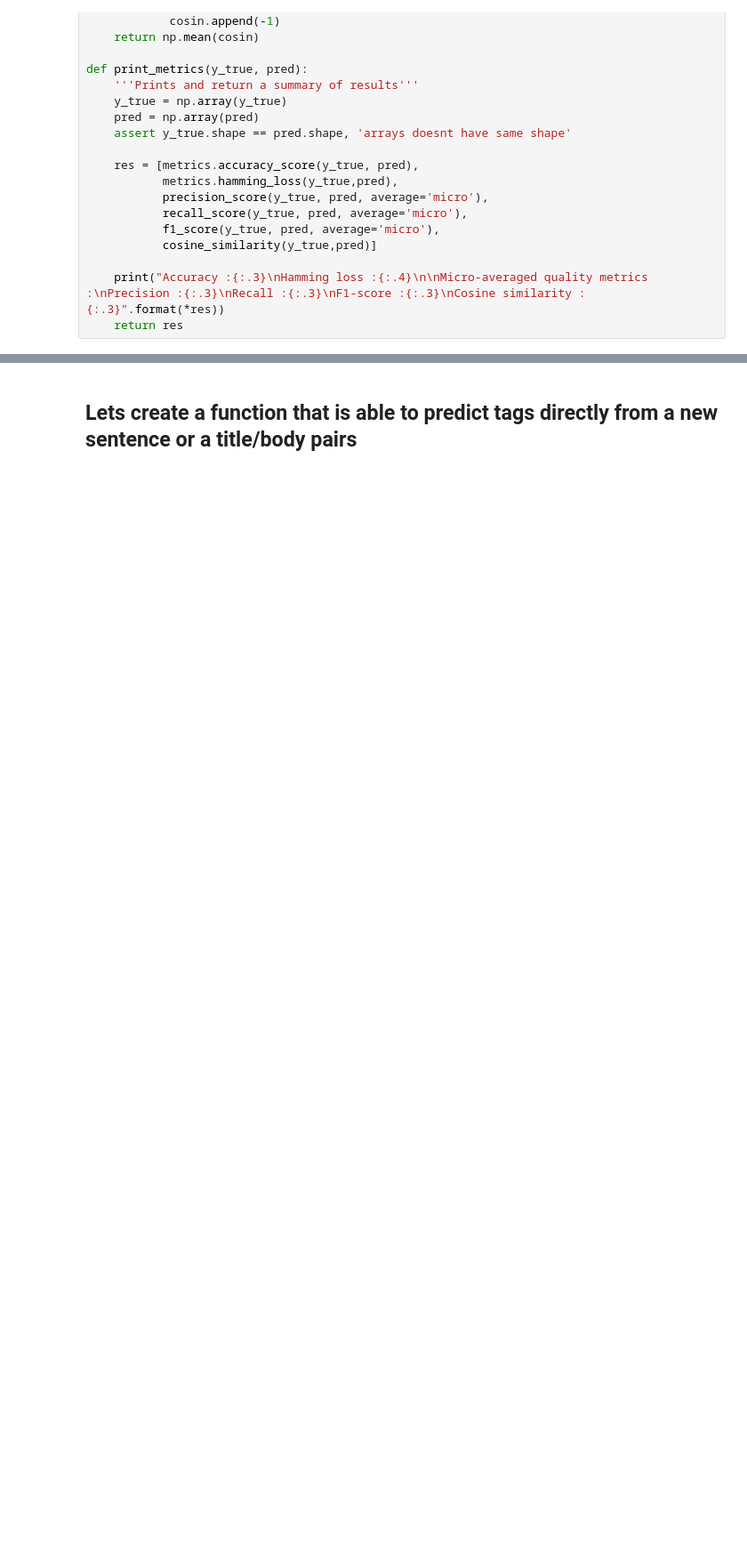
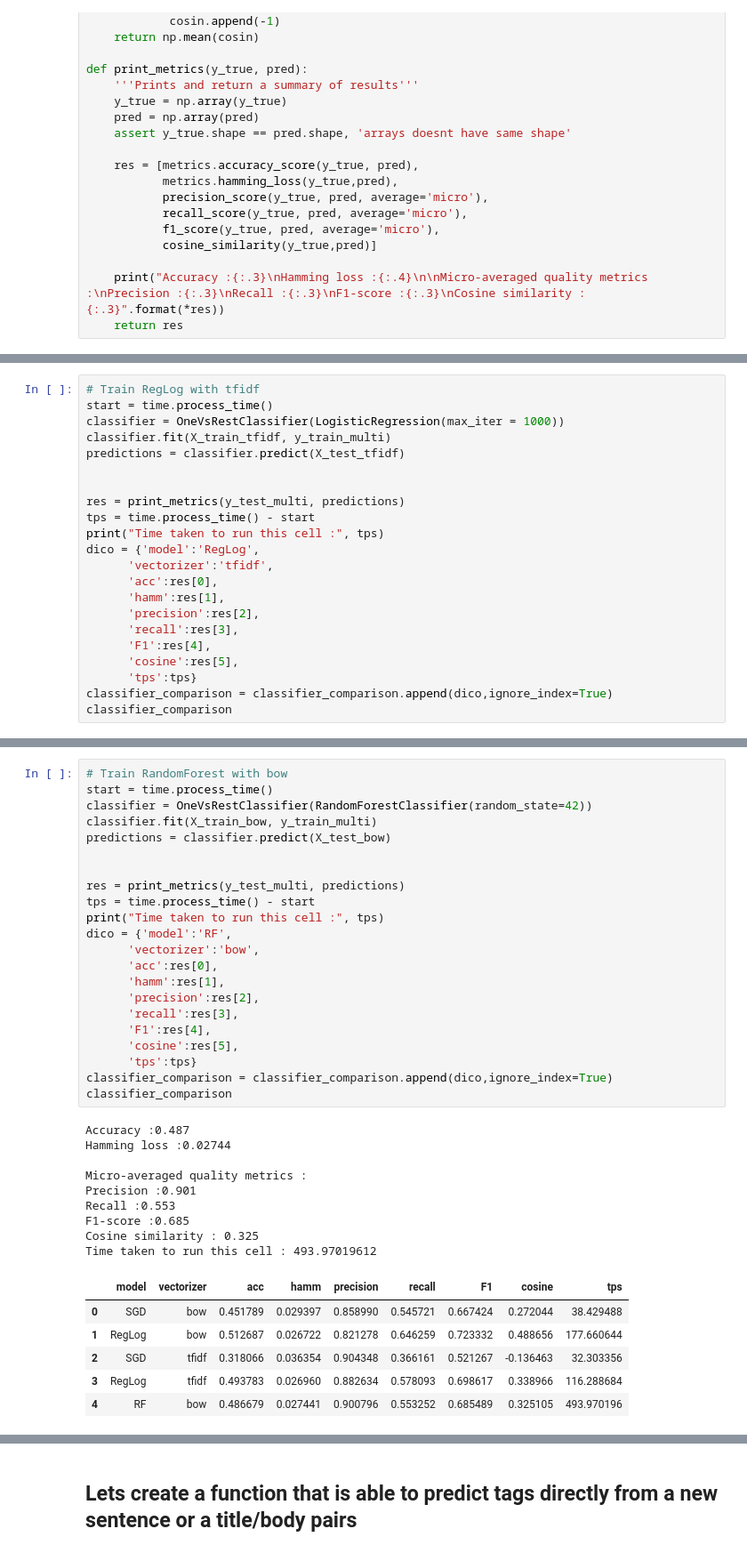
Before and after one commit to Jeremynadal33/categorize_question_API, a Jupyter notebook: supervised_approach.ipynb, the cells around one changed output, grey strips where cells are left out. Shown at 89% size. Saved outputs shown, nothing was run; the diff lists cells and outputs as text; blank space fills up the shorter version.

```diff
--- a/supervised_approach.ipynb
+++ b/supervised_approach.ipynb
@@ -247,0 +348,22 @@ Time taken to run this cell : 163.64250900000002
+# %%
+# Train RegLog with tfidf
+start = time.process_time()
+classifier = OneVsRestClassifier(LogisticRegression(max_iter = 1000))
+classifier.fit(X_train_tfidf, y_train_multi)
+predictions = classifier.predict(X_test_tfidf)
+
+
+res = print_metrics(y_test_multi, predictions)
+tps = time.process_time() - start
+print("Time taken to run this cell :", tps)
+dico = {'model':'RegLog',
+      'vectorizer':'tfidf',
+      'acc':res[0],
+      'hamm':res[1],
+      'precision':res[2],
+      'recall':res[3],
+      'F1':res[4],
+      'cosine':res[5],
+      'tps':tps}
+classifier_comparison = classifier_comparison.append(dico,ignore_index=True)
+classifier_comparison
@@ -247,0 +387,38 @@ Time taken to run this cell : 163.64250900000002
+# %%
+# Train RandomForest with bow
+start = time.process_time()
+classifier = OneVsRestClassifier(RandomForestClassifier(random_state=42))
+classifier.fit(X_train_bow, y_train_multi)
+predictions = classifier.predict(X_test_bow)
+
+
+res = print_metrics(y_test_multi, predictions)
+tps = time.process_time() - start
+print("Time taken to run this cell :", tps)
+dico = {'model':'RF',
+      'vectorizer':'bow',
+      'acc':res[0],
+      'hamm':res[1],
+      'precision':res[2],
+      'recall':res[3],
+      'F1':res[4],
+      'cosine':res[5],
+      'tps':tps}
+classifier_comparison = classifier_comparison.append(dico,ignore_index=True)
+classifier_comparison
+# %% [output]
+Accuracy :0.487
+Hamming loss :0.02744
+
+Micro-averaged quality metrics :
+Precision :0.901
+Recall :0.553
+F1-score :0.685
+Cosine similarity : 0.325
+Time taken to run this cell : 493.97019612
+|  | model | vectorizer | acc | hamm | precision | recall | F1 | cosine | tps |
+| 0 | SGD | bow | 0.451789 | 0.029397 | 0.858990 | 0.545721 | 0.667424 | 0.272044 | 38.429488 |
+| 1 | RegLog | bow | 0.512687 | 0.026722 | 0.821278 | 0.646259 | 0.723332 | 0.488656 | 177.660644 |
+| 2 | SGD | tfidf | 0.318066 | 0.036354 | 0.904348 | 0.366161 | 0.521267 | -0.136463 | 32.303356 |
+| 3 | RegLog | tfidf | 0.493783 | 0.026960 | 0.882634 | 0.578093 | 0.698617 | 0.338966 | 116.288684 |
+| 4 | RF | bow | 0.486679 | 0.027441 | 0.900796 | 0.553252 | 0.685489 | 0.325105 | 493.970196 |
```
Also changed, not shown: parts of 19 cells of this notebook.
